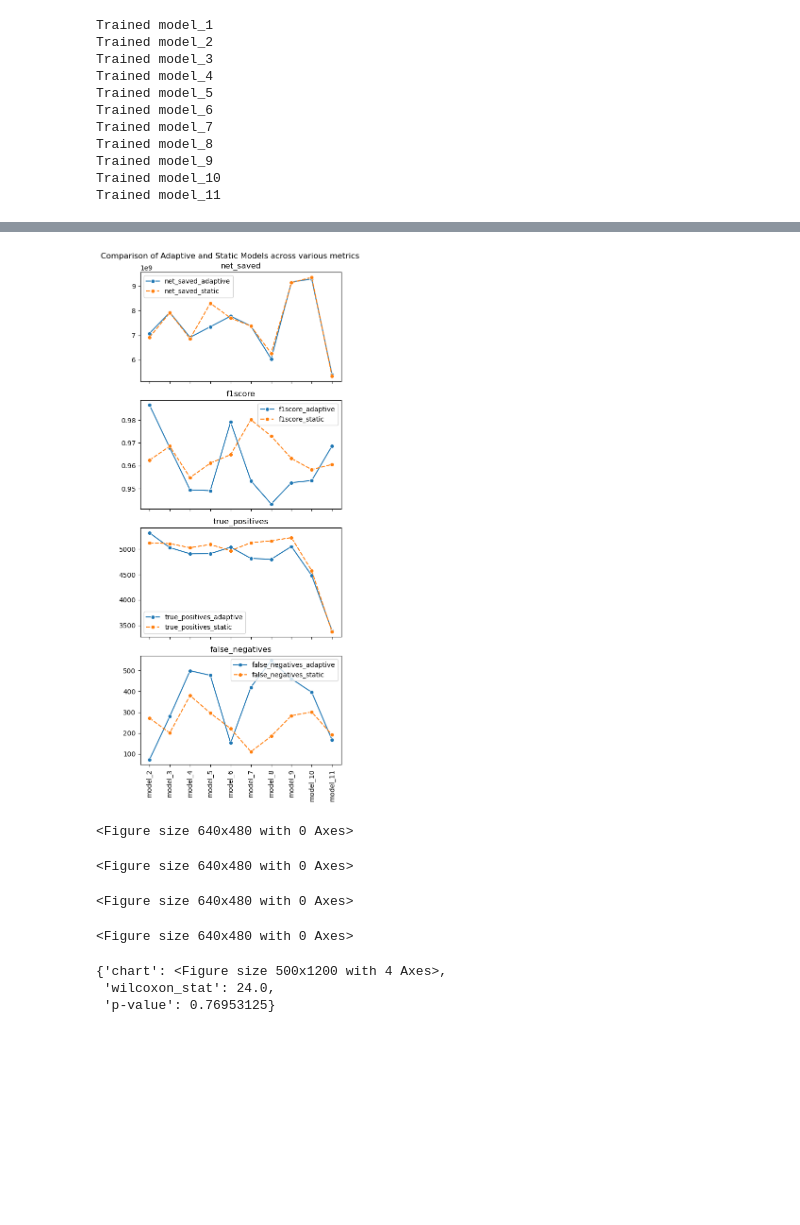
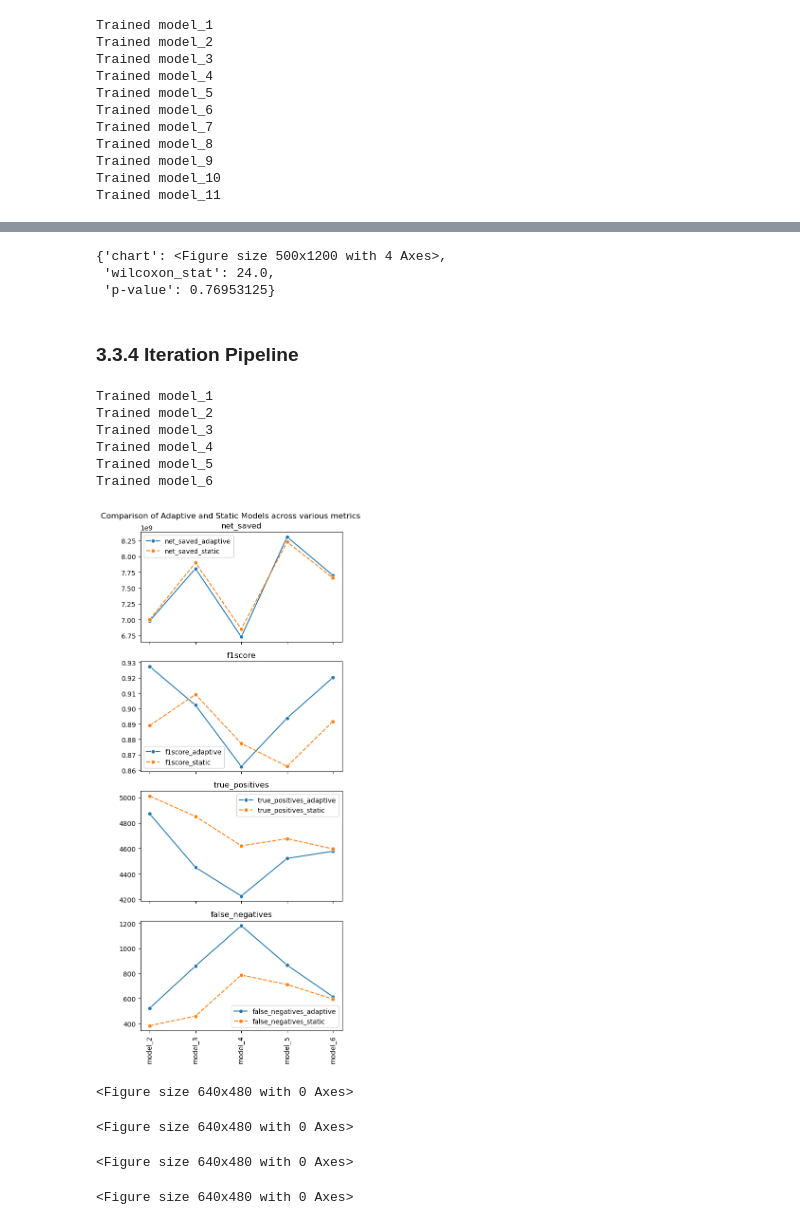
Before and after one commit to maradeben/msc_fraud_detection, a Jupyter notebook: notebook.ipynb, the cells around one changed output, grey strips where cells are left out. Saved outputs shown, nothing was run; the diff lists cells and outputs as text; code cells hidden in the pictures; blank space fills up the shorter version.

Commit message:
completed pipeline

```diff
--- a/notebook.ipynb
+++ b/notebook.ipynb
@@ -463,8 +465,12 @@ X.head()
 # %%
-def train_adapt_models(periods) -> dict:
+def train_adapt_models(X=None, y=None, model=None, periods=None) -> dict:
     """ Handles training of models and concept drift adaptation"""
     # initialize model
-    model = RandomForestClassifier(random_state=42)
+    # if no model is passed in, defaults to RandomForestClassifier
+    if not model:
+        model = RandomForestClassifier(random_state=42)
+    if not periods:
+        periods=12
 
     # initialize static model that will be saved after first run
     static_model = None
@@ -619,6 +623,9 @@ def compare_performances(metrics: dict):
     """ Compare performances of static and adaptive models
     metric(dict): a dict of two dictionaries containing the metrics
     """
+
+    adaptive_metrics = metrics['adaptive_model_metrics']
+    static_metrics = metrics['static_model_metrics']
 
     # create df of metrics of adaptive models
     adaptive_metrics['baseline'] = base_metrics
@@ -654,19 +661,54 @@ def compare_performances(metrics: dict):
     return {
         "chart": fig,
         "wilcoxon_stat": stat,
-        "p-value": p_value
+        "p-value": p_value,
+        "combined_metrics_df": combined_metrics_df
     }
 
-results = compare_performances(all_metrics)
+# results = compare_performances(all_metrics)
-# %% [output]
-[figure, removed]
-<Figure size 640x480 with 0 Axes>
-<Figure size 640x480 with 0 Axes>
-<Figure size 640x480 with 0 Axes>
-<Figure size 640x480 with 0 Axes>
 # %%
 results
 # %% [output]
 {'chart': <Figure size 500x1200 with 4 Axes>,
  'wilcoxon_stat': 24.0,
  'p-value': 0.76953125}
+# %% [markdown]
+### 3.3.4 Iteration Pipeline
+# %%
+# define full iteration pipeline
+def iterate_pipeline(X, y, model, periods):
+    """ iterate on various models
+    X: parameter set
+    y: target
+    model: model to iterate on
+    periods: number of time splits
+
+    Return: dict containing chart, wilcoxon stat and p-value
+    """
+
+    # convert period into list format
+    periods = [i for i in range(1, periods+1)]
+    metrics = train_adapt_models(X, y, model, periods)
+    results = compare_performances(metrics)
+
+    return results
+# %%
+X = pd.read_csv("data/processed/X_preprocessed.csv")
+y = pd.read_csv("data/processed/y_preprocessed.csv").values.ravel()
+# %%
+model = LogisticRegression(random_state=42)
+periods = 7
+
+results = iterate_pipeline(X, y, model, periods)
+# %% [output]
+Trained model_1
+Trained model_2
+Trained model_3
+Trained model_4
+Trained model_5
+Trained model_6
+[figure, added]
+<Figure size 640x480 with 0 Axes>
+<Figure size 640x480 with 0 Axes>
+<Figure size 640x480 with 0 Axes>
+<Figure size 640x480 with 0 Axes>
```
Also changed, not shown: parts of 10 cells of this notebook, 33 other files.
